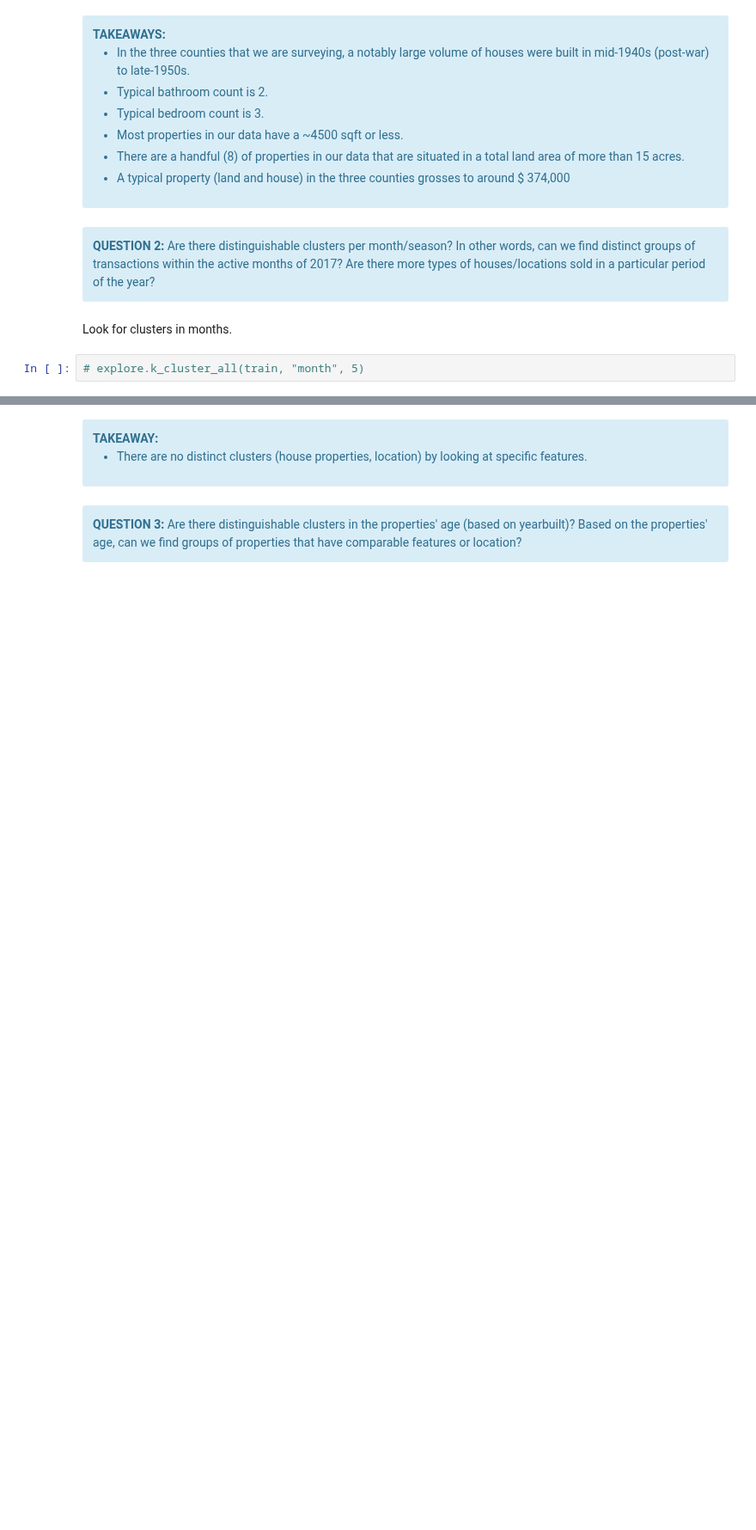
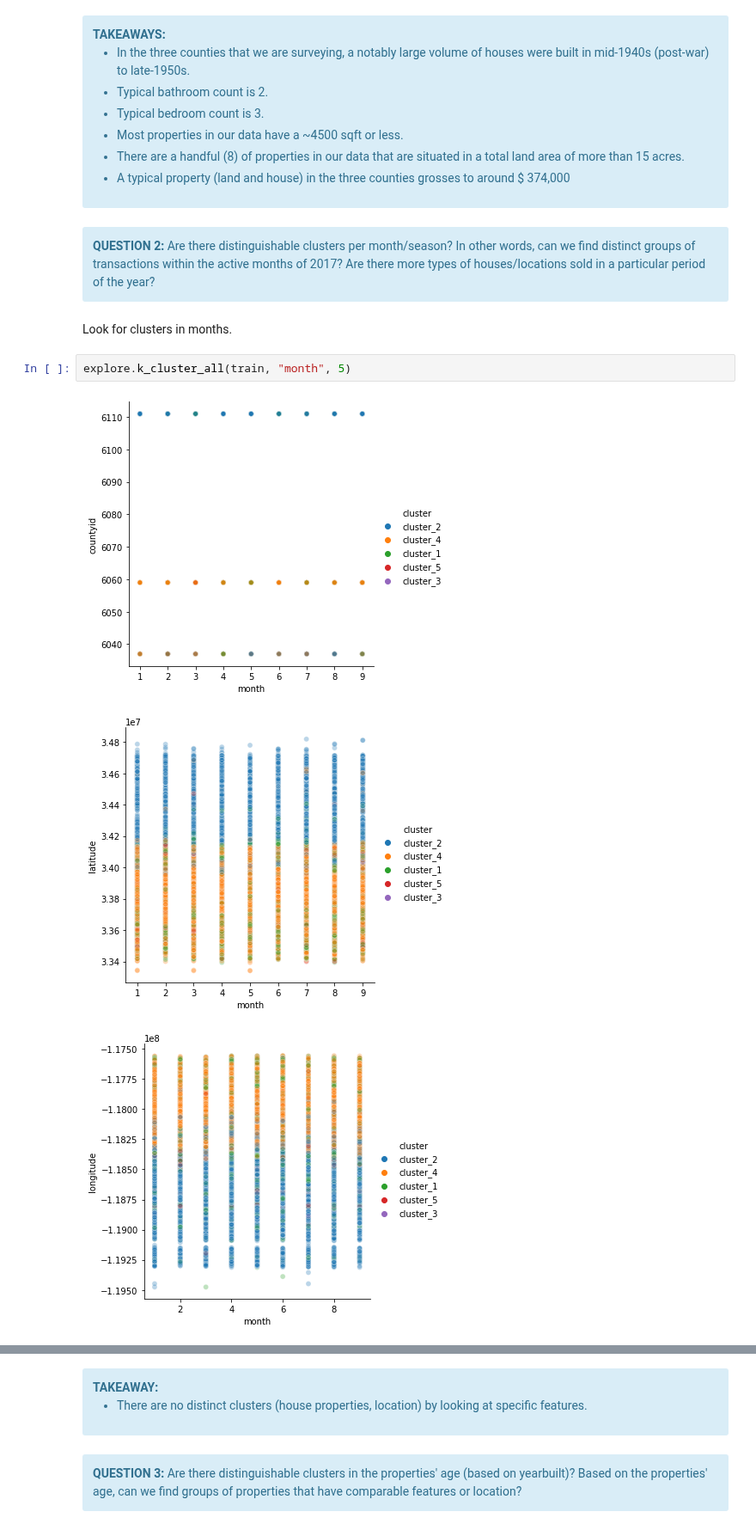
Before and after one commit to RainierCluster/zillow-cluster, a Jupyter notebook: reduce_zillow_logerror.ipynb, the cells around one changed output, grey strips where cells are left out. Shown at 86% size. Drawn from its saved outputs; the diff is of its cells as text; blank space fills up the shorter version.

Commit message:
revealed explore plots

```diff
--- a/reduce_zillow_logerror.ipynb
+++ b/reduce_zillow_logerror.ipynb
@@ -423,4 +421,8 @@ Are there distinguishable clusters per month/season? In other words, can we find
 # %% [markdown]
 Look for clusters in months.
 # %%
-# explore.k_cluster_all(train, "month", 5)
+explore.k_cluster_all(train, "month", 5)
+# %% [output]
+[figure, added]
+[figure, added]
+[figure, added]
```
Also changed, not shown: parts of 27 cells of this notebook.
